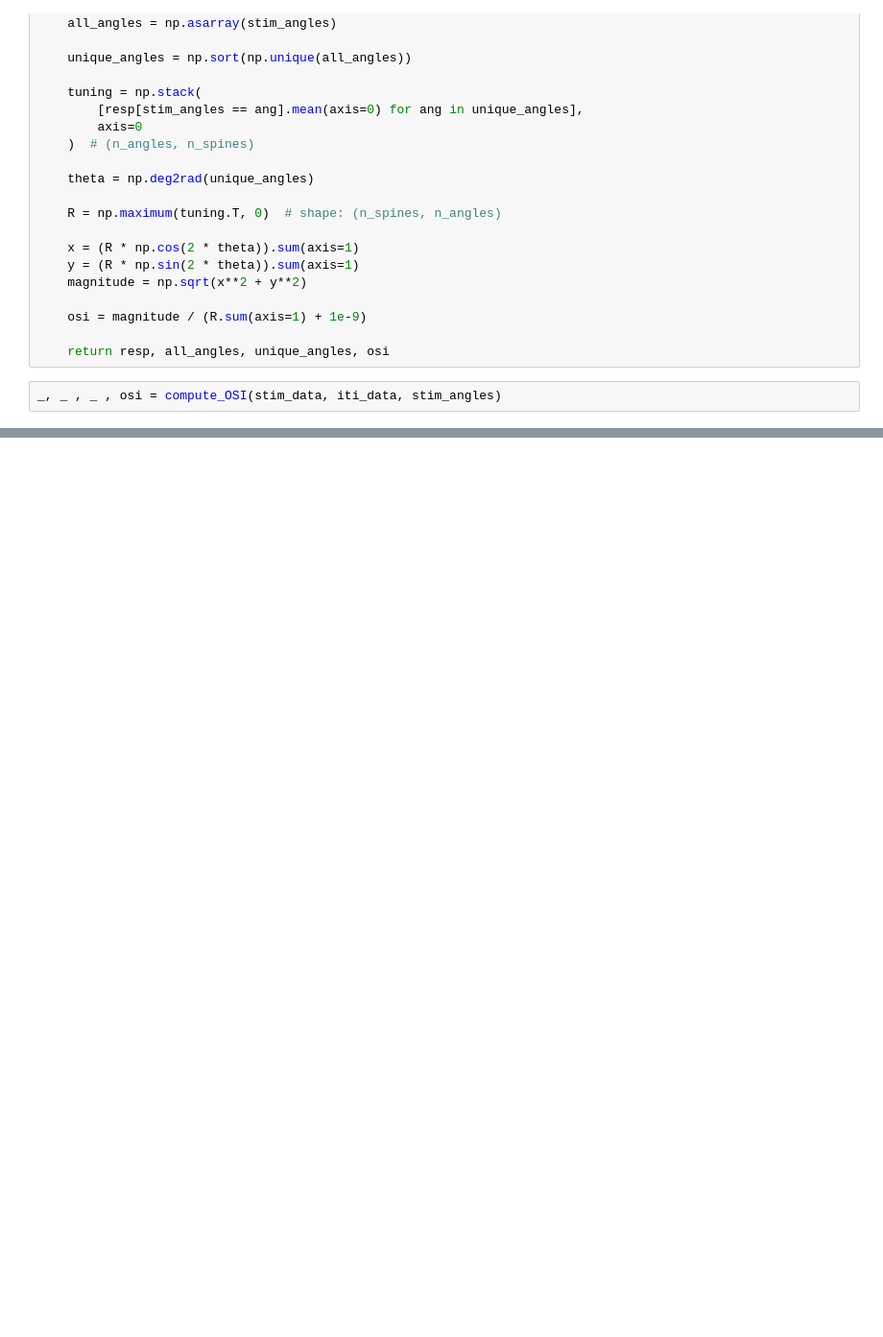
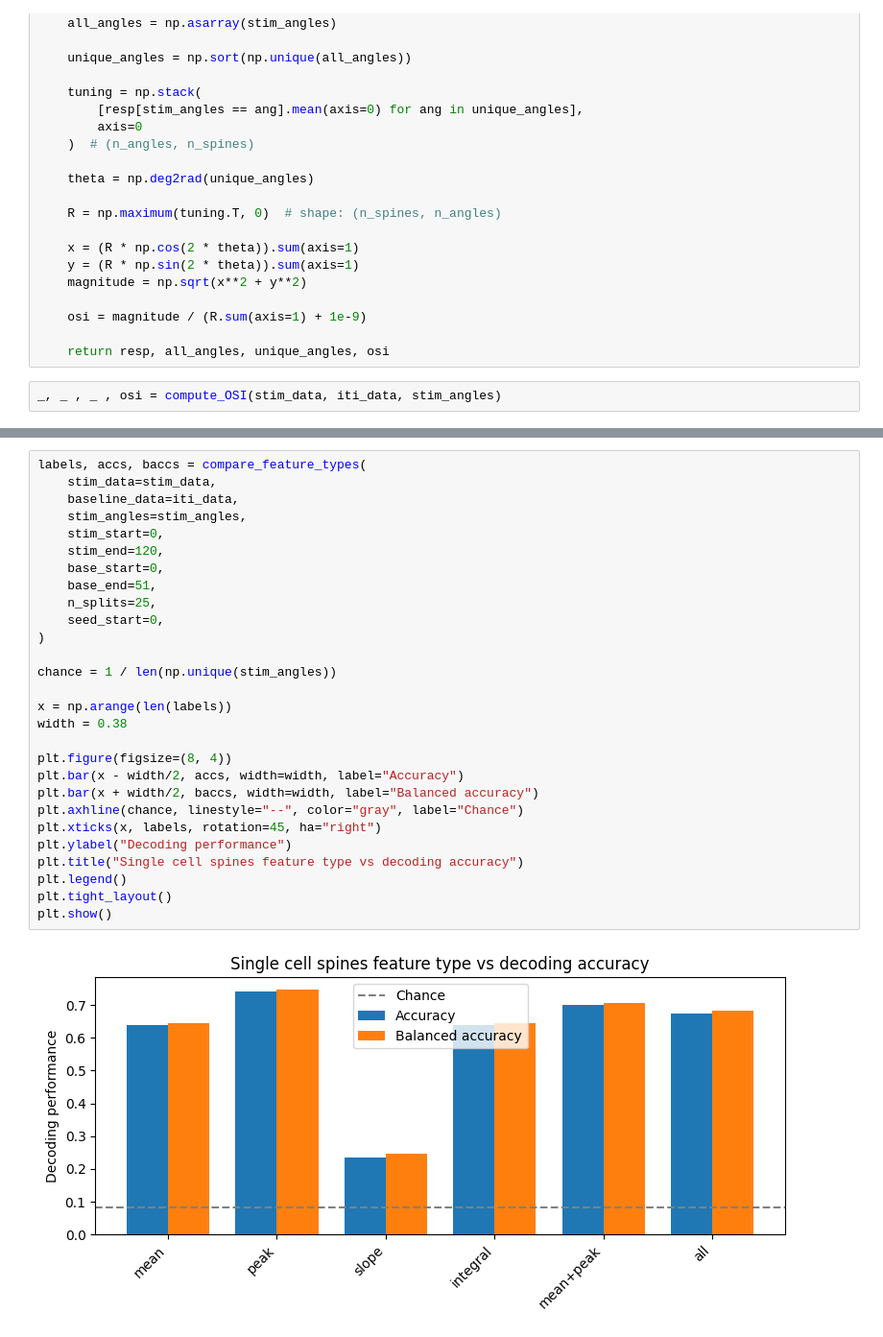
Before and after one commit to bigbrainmay/ECE594N, a Jupyter notebook: logistic_regression_single_neuron.ipynb, the cells around one changed output, grey strips where cells are left out. Shown at 96% size. Cells and saved outputs as stored; diff of their text form; blank space fills up the shorter version.

```diff
--- a/logistic_regression_single_neuron.ipynb
+++ b/logistic_regression_single_neuron.ipynb
@@ -521,0 +629,30 @@ time_results = sliding_window_decode(
+# %%
+labels, accs, baccs = compare_feature_types(
+    stim_data=stim_data,
+    baseline_data=iti_data,
+    stim_angles=stim_angles,
+    stim_start=0,
+    stim_end=120,
+    base_start=0,
+    base_end=51,
+    n_splits=25,
+    seed_start=0,
+)
+
+chance = 1 / len(np.unique(stim_angles))
+
+x = np.arange(len(labels))
+width = 0.38
+
+plt.figure(figsize=(8, 4))
+plt.bar(x - width/2, accs, width=width, label="Accuracy")
+plt.bar(x + width/2, baccs, width=width, label="Balanced accuracy")
+plt.axhline(chance, linestyle="--", color="gray", label="Chance")
+plt.xticks(x, labels, rotation=45, ha="right")
+plt.ylabel("Decoding performance")
+plt.title("Single cell spines feature type vs decoding accuracy")
+plt.legend()
+plt.tight_layout()
+plt.show()
+# %% [output]
+[figure, added]
```
Also changed, not shown: parts of 8 cells of this notebook, 1 other file.
